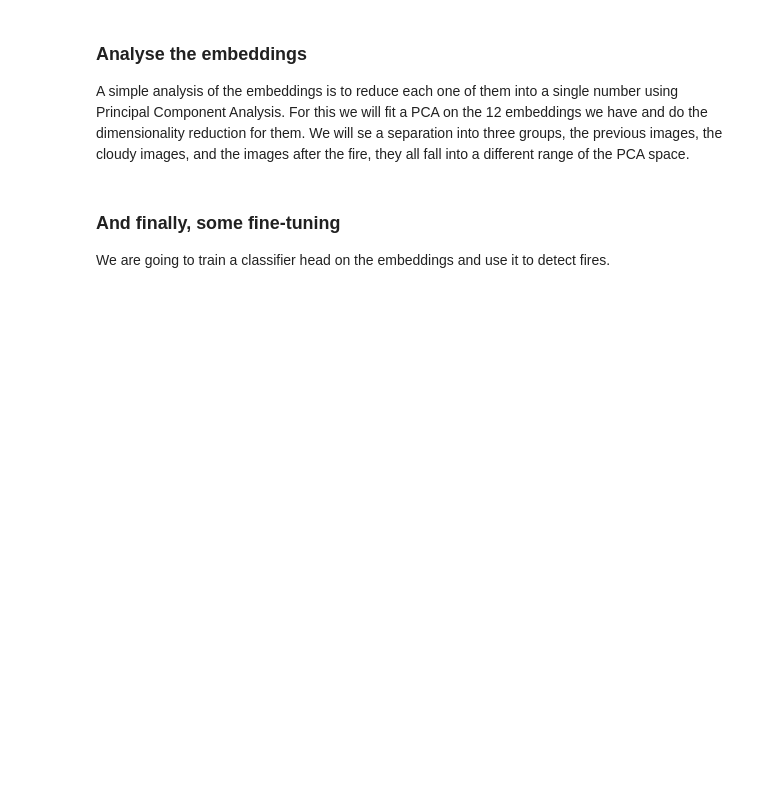
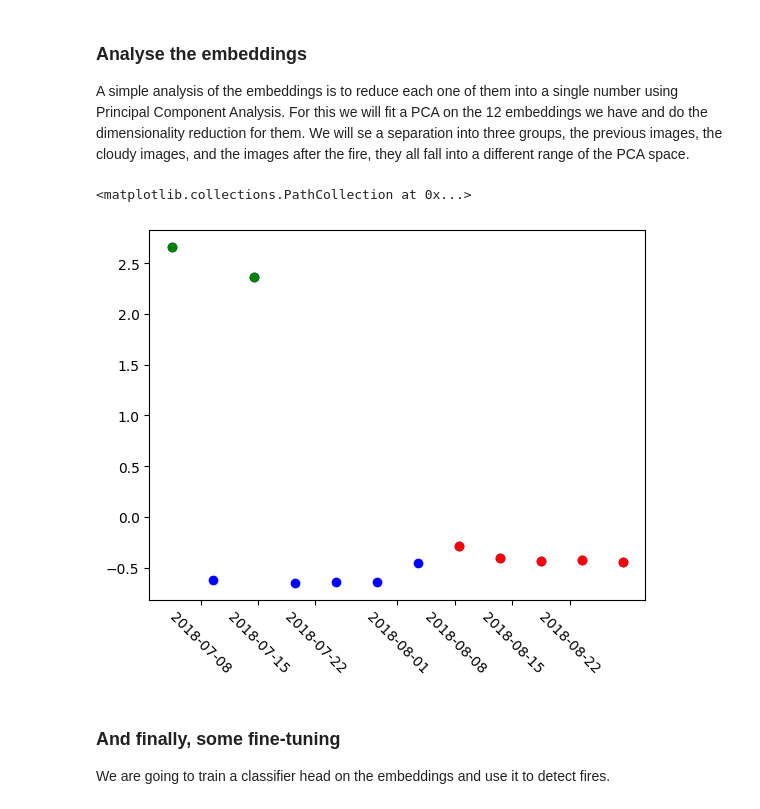
Before and after one commit to beatrizbsperes/claymodel, a Jupyter notebook: docs/tutorials/wall-to-wall.ipynb, the cells around one changed output. Cells and saved outputs as stored; diff of their text form; code cells hidden in the pictures; blank space fills up the shorter version.

```diff
--- a/docs/tutorials/wall-to-wall.ipynb
+++ b/docs/tutorials/wall-to-wall.ipynb
@@ -269,12 +426,22 @@ embeddings
 # %%
 # Run PCA
-pca = decomposition.PCA(n_components=2)
+pca = decomposition.PCA(n_components=1)
 pca_result = pca.fit_transform(embeddings)
 
 plt.xticks(rotation=-45)
 
 # Plot all points in blue first
-plt.scatter(pca_result.T[0], pca_result.T[1], color="blue")
+plt.scatter(stack.time, pca_result, color="blue")
+
+# Re-plot cloudy images in green
+plt.scatter(stack.time[0], pca_result[0], color="green")
+plt.scatter(stack.time[2], pca_result[2], color="green")
+
+# Color all images after fire in red
+plt.scatter(stack.time[-5:], pca_result[-5:], color="red")
+# %% [output]
+<matplotlib.collections.PathCollection at 0x...>
+[figure, added]
 # %% [markdown]
 ### And finally, some fine-tuning
 
```
Also changed, not shown: parts of 23 cells of this notebook, 2 other files.
